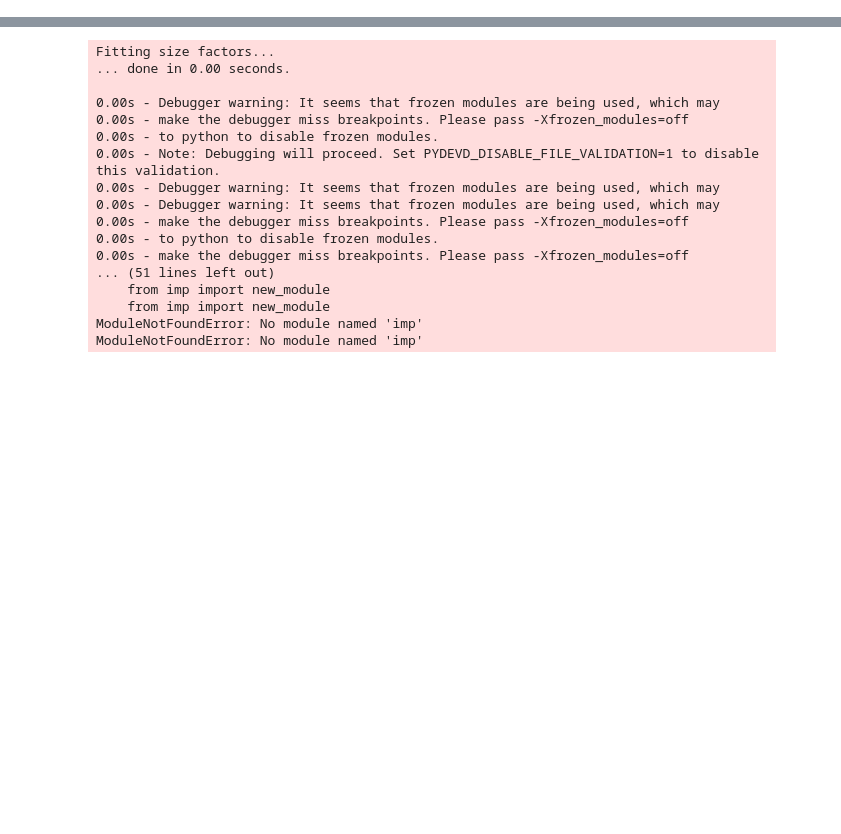
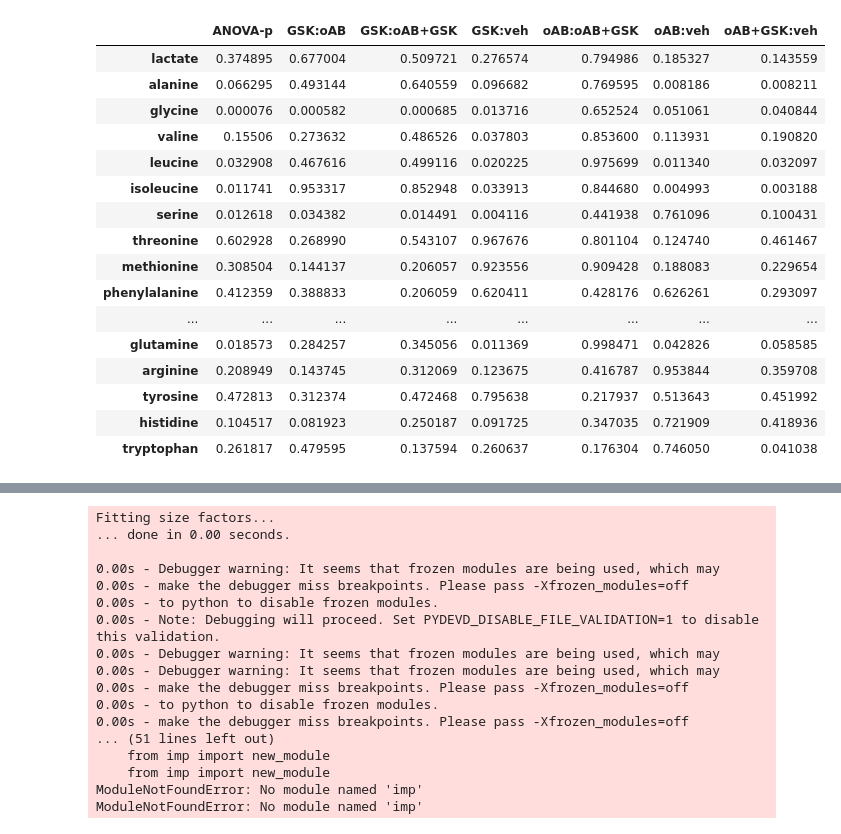
Before and after one commit to VacantiLab/PolyMID, a Jupyter notebook: inEFP/FluxAnalysis.ipynb, the cells around one changed output, grey strips where cells are left out. Saved outputs shown, nothing was run; the diff lists cells and outputs as text; code cells hidden in the pictures; blank space fills up the shorter version.

```diff
--- a/inEFP/FluxAnalysis.ipynb
+++ b/inEFP/FluxAnalysis.ipynb
@@ -178,2 +160,22 @@ ANOVA_table.shape
+# %%
+Fisher_table
+# %% [output]
+|  | ANOVA-p | GSK:oAB | GSK:oAB+GSK | GSK:veh | oAB:oAB+GSK | oAB:veh | oAB+GSK:veh |
+| lactate | 0.374895 | 0.677004 | 0.509721 | 0.276574 | 0.794986 | 0.185327 | 0.143559 |
+| alanine | 0.066295 | 0.493144 | 0.640559 | 0.096682 | 0.769595 | 0.008186 | 0.008211 |
+| glycine | 0.000076 | 0.000582 | 0.000685 | 0.013716 | 0.652524 | 0.051061 | 0.040844 |
+| valine | 0.15506 | 0.273632 | 0.486526 | 0.037803 | 0.853600 | 0.113931 | 0.190820 |
+| leucine | 0.032908 | 0.467616 | 0.499116 | 0.020225 | 0.975699 | 0.011340 | 0.032097 |
+| isoleucine | 0.011741 | 0.953317 | 0.852948 | 0.033913 | 0.844680 | 0.004993 | 0.003188 |
+| serine | 0.012618 | 0.034382 | 0.014491 | 0.004116 | 0.441938 | 0.761096 | 0.100431 |
+| threonine | 0.602928 | 0.268990 | 0.543107 | 0.967676 | 0.801104 | 0.124740 | 0.461467 |
+| methionine | 0.308504 | 0.144137 | 0.206057 | 0.923556 | 0.909428 | 0.188083 | 0.229654 |
+| phenylalanine | 0.412359 | 0.388833 | 0.206059 | 0.620411 | 0.428176 | 0.626261 | 0.293097 |
+| ... | ... | ... | ... | ... | ... | ... | ... |
+| glutamine | 0.018573 | 0.284257 | 0.345056 | 0.011369 | 0.998471 | 0.042826 | 0.058585 |
+| arginine | 0.208949 | 0.143745 | 0.312069 | 0.123675 | 0.416787 | 0.953844 | 0.359708 |
+| tyrosine | 0.472813 | 0.312374 | 0.472468 | 0.795638 | 0.217937 | 0.513643 | 0.451992 |
+| histidine | 0.104517 | 0.081923 | 0.250187 | 0.091725 | 0.347035 | 0.721909 | 0.418936 |
+| tryptophan | 0.261817 | 0.479595 | 0.137594 | 0.260637 | 0.176304 | 0.746050 | 0.041038 |
 # %%
 # Assuming melted_df is your melted DataFrame
```
Also changed, not shown: parts of 5 cells of this notebook, 1 other file.
